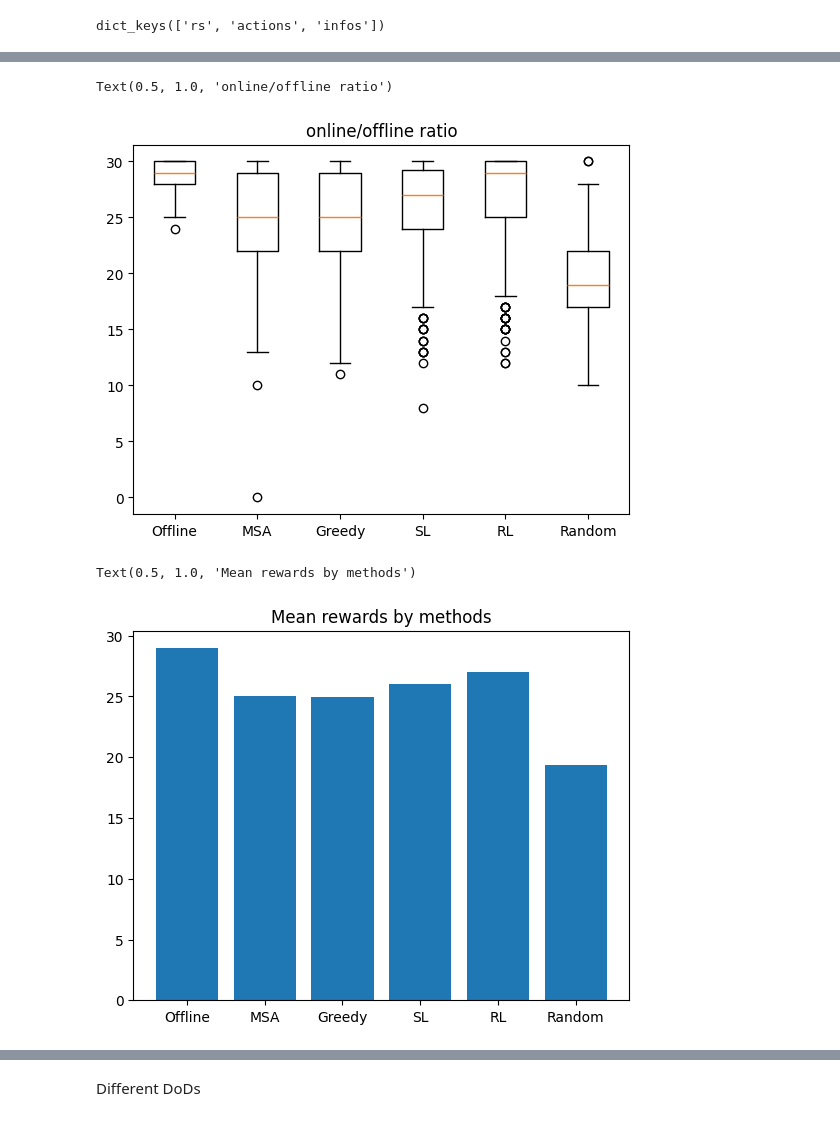
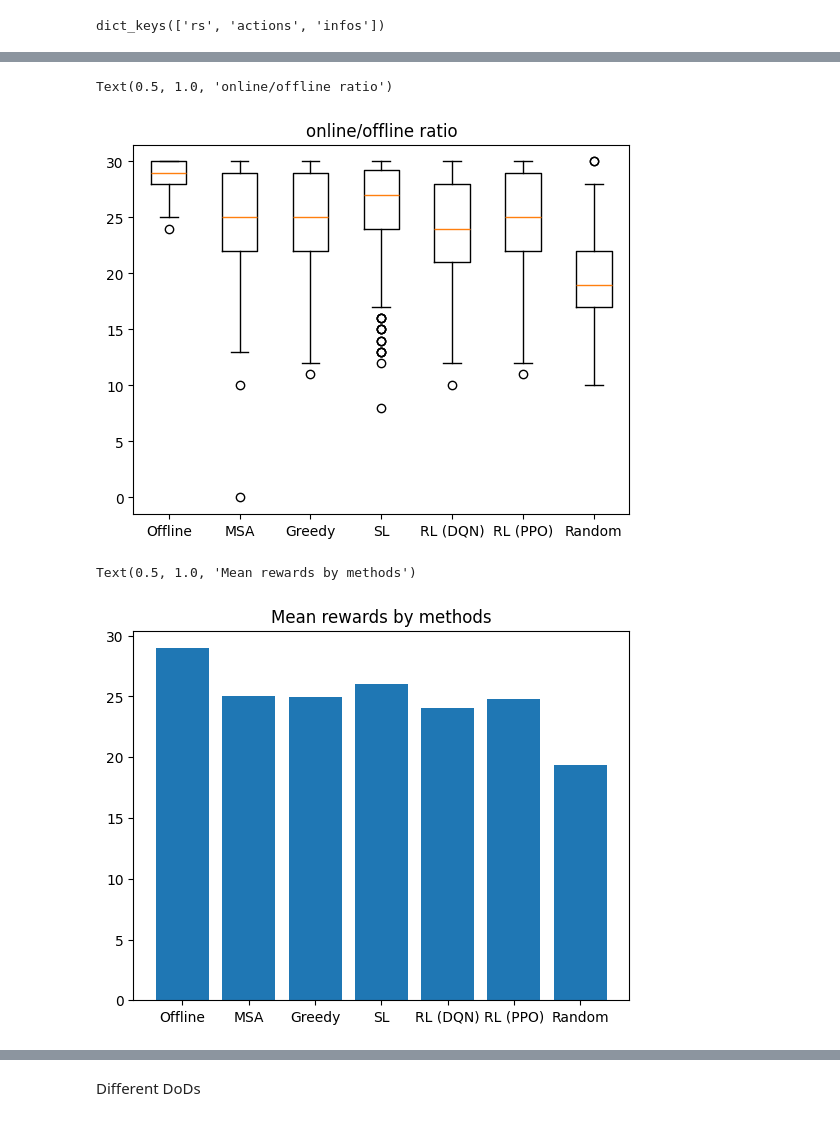
Before and after one commit to Farid-Najar/DynamicQVRP, a Jupyter notebook: results.ipynb, the cells around one changed output, grey strips where cells are left out. Saved outputs shown, nothing was run; the diff lists cells and outputs as text; code cells hidden in the pictures.

```diff
--- a/results.ipynb
+++ b/results.ipynb
@@ -62,8 +42,11 @@ with open(f'results/{file}/res_offline.pkl', "rb") as f:
 with open(f'results/{file}/res_SL.pkl', "rb") as f:
     res_SL = pickle.load(f)
 
-with open(f'results/{file}/res_RL.pkl', "rb") as f:
+with open(f'results/{file}/res_RL_DQN.pkl', "rb") as f:
     res_RL = pickle.load(f)
+
+with open(f'results/{file}/res_RL_PPO.pkl', "rb") as f:
+    res_RL_PPO = pickle.load(f)
 
 with open(f'results/{file}/res_MSA.pkl', "rb") as f:
     res_MSA = pickle.load(f)
@@ -114,6 +99,7 @@ qs = [
     res_greedy["rs"],
     res_SL["rs"],
     res_RL["rs"],
+    res_RL_PPO["rs"],
     res_random["rs"],
 ]
 
@@ -124,7 +110,8 @@ plt.boxplot(
         "MSA",
         "Greedy",
         "SL",
-        "RL",
+        "RL (DQN)",
+        "RL (PPO)",
         "Random"],
 )
 # plt.hlines(1, 0.5, len(qs)+.5, colors='red')
@@ -132,37 +119,39 @@ plt.title("online/offline ratio")
 # plt.hlines(np.mean(r_MSA_woRO/r_offline_woRO), 0.5, 2.5, colors='red', linestyles='--')
 # %% [output]
 Text(0.5, 1.0, 'online/offline ratio')
-[figure, old version]
+[figure, new version]
 # %%
 # gap = [
 #     res_offline["rs"]/res_MSA["rs"] -1, res_offline["rs"]/res_greedy["rs"]-1, res_offline["rs"]/res_random["rs"]-1
 # ]
 
 gap = [
     res_offline["rs"].mean(),
     res_MSA["rs"].mean(),
     res_greedy["rs"].mean(),
     res_SL["rs"].mean(),
     res_RL["rs"].mean(),
+    res_RL_PPO["rs"].mean(),
     res_random["rs"].mean(),
 ]
 
 plt.bar(
     height=gap,
     x=[
         "Offline",
         "MSA",
         "Greedy",
         "SL",
-        "RL",
+        "RL (DQN)",
+        "RL (PPO)",
         "Random"],
 )
 # plt.hlines(1, 0.5, len(gap)+.5, colors='red')
 plt.title("Mean rewards by methods")
 # plt.hlines(np.mean(r_MSA_woRO/r_offline_woRO), 0.5, 2.5, colors='red', linestyles='--')
 # %% [output]
 Text(0.5, 1.0, 'Mean rewards by methods')
-[figure, old version]
+[figure, new version]
 # %%
 gap = np.array([
     res_offline["rs"].mean()/res_greedy["rs"].mean(),
```
Also changed, not shown: parts of 11 cells of this notebook, 18 other files.
